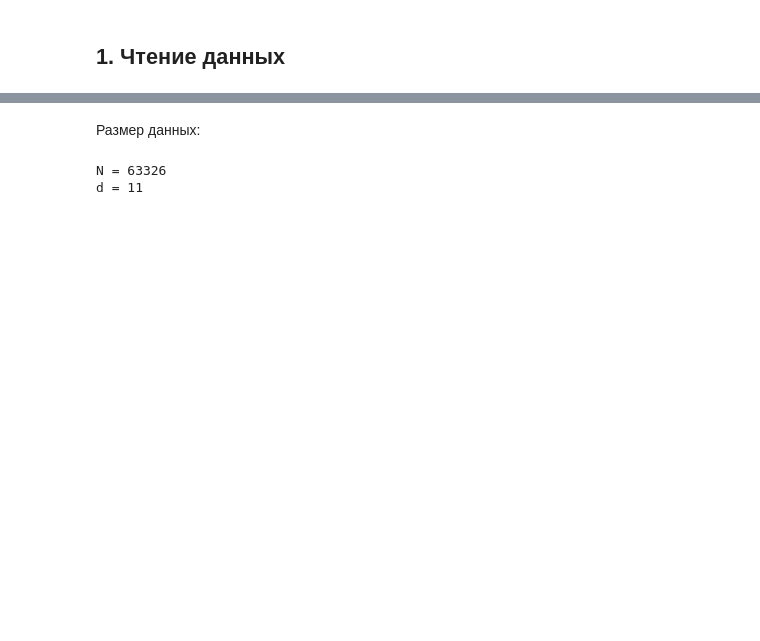
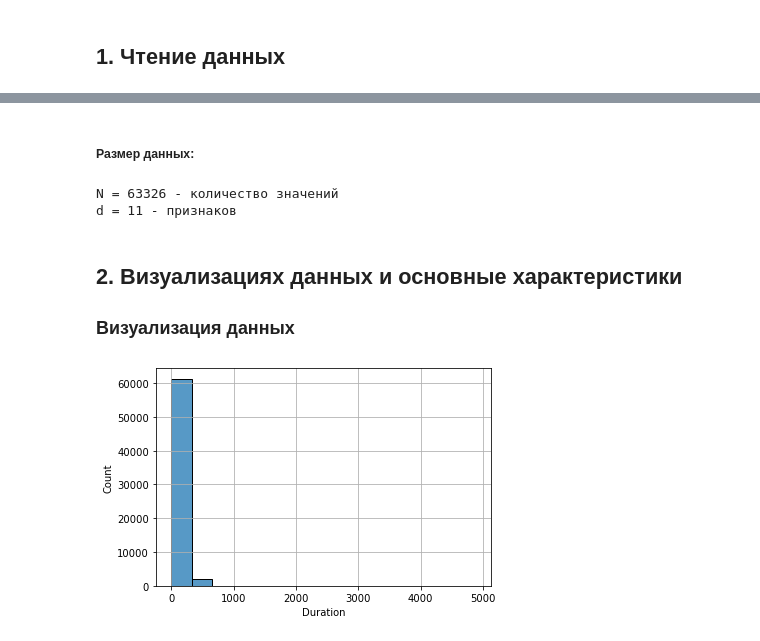
Before and after one commit to okmand/MachineLearning_TravelInsurance, a Jupyter notebook: travel_insurance.ipynb, the cells around one changed output, grey strips where cells are left out. Cells and saved outputs as stored; diff of their text form; code cells hidden in the pictures; blank space fills up the shorter version.

Commit message:
added data visualization, main characteristics and processing of missing values

```diff
--- a/travel_insurance.ipynb
+++ b/travel_insurance.ipynb
@@ -47,10 +47,19 @@ data_raw.head(15)
 | 13 | CWT | Travel Agency | Online | Rental Vehicle Excess Insurance | No | 5 | MALAYSIA | -39.6 | ... |
 | 14 | EPX | Travel Agency | Online | 2 way Comprehensive Plan | No | 39 | VIET NAM | -25.0 | ... |
 # %% [markdown]
-Размер данных:
+##### Размер данных:
 # %%
 N, d = data_raw.shape
-print(f"N = {N}\nd = {d}")
+print(f"N = {N} - количество значений\nd = {d} - признаков")
 # %% [output]
-N = 63326
-d = 11
+N = 63326 - количество значений
+d = 11 - признаков
+# %% [markdown]
+## 2. Визуализациях данных и основные характеристики
+
+### Визуализация данных
+# %%
+sns.histplot(data_raw['Duration'], bins=15)
+plt.grid()
+# %% [output]
+[figure, added]
```
Also changed, not shown: parts of 25 cells of this notebook.
